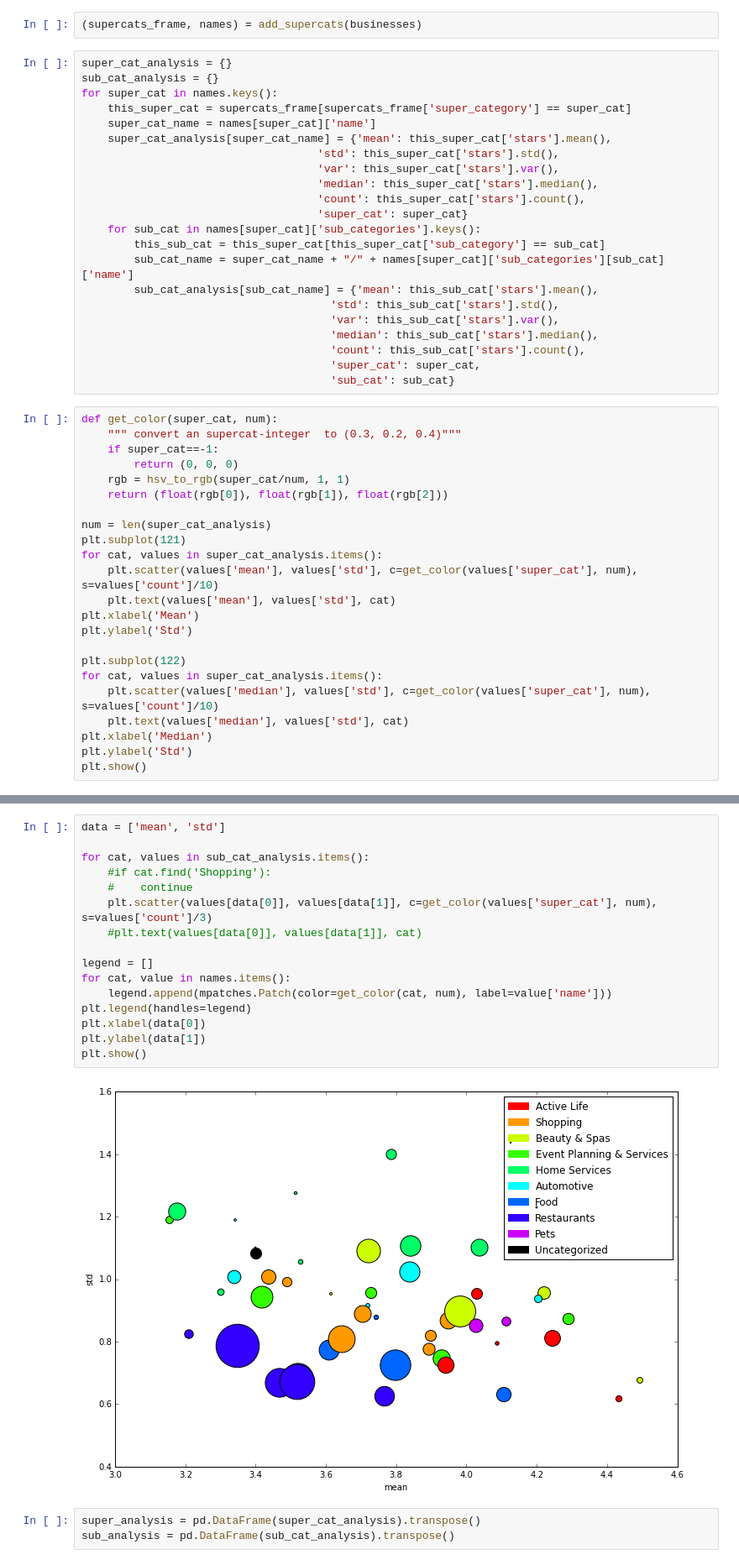
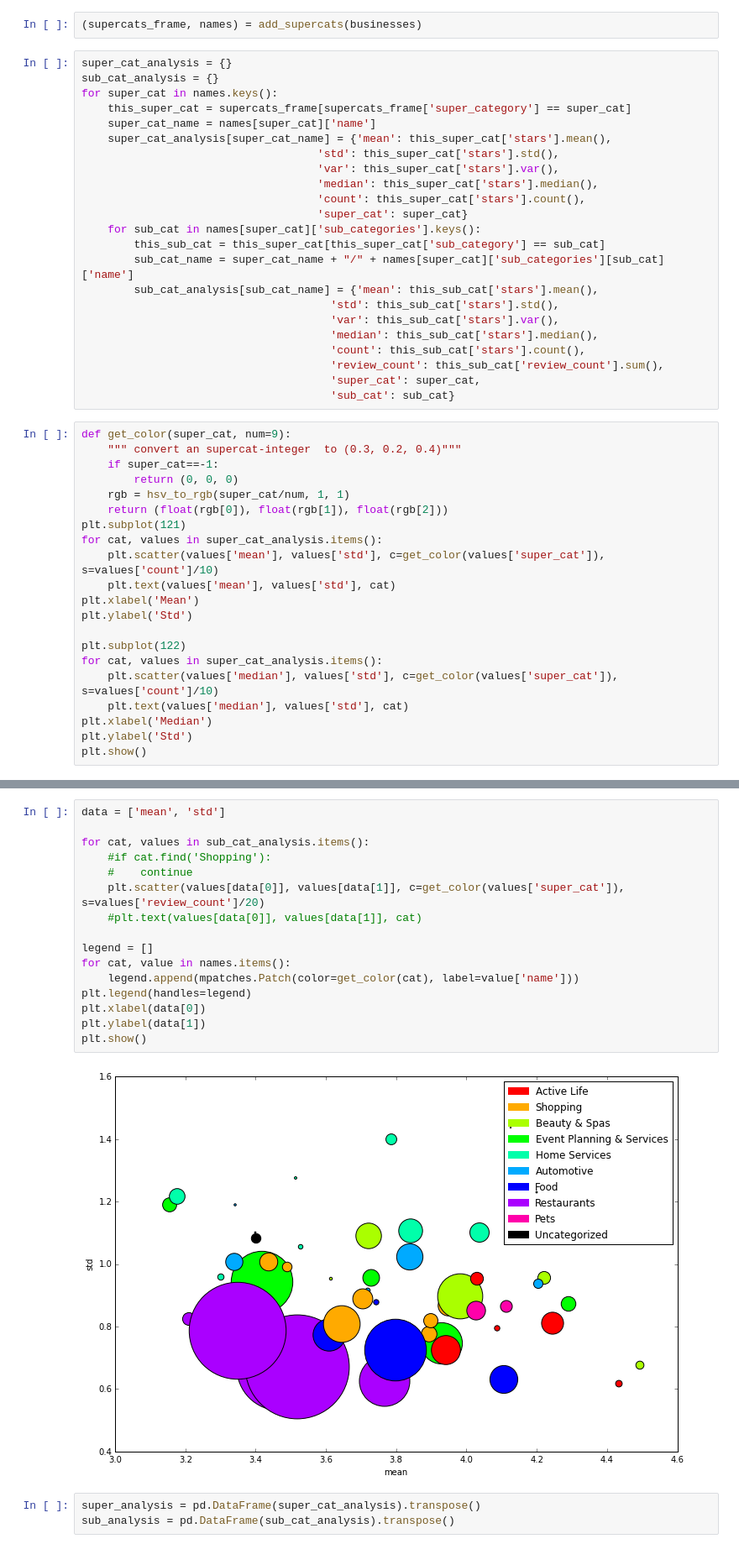
Before and after one commit to hermannsblum/disco_data_challenge, a Jupyter notebook: stars_analysis.ipynb, the cells around one changed output, grey strips where cells are left out. Shown at 84% size. Drawn from its saved outputs; the diff is of its cells as text.

```diff
--- a/stars_analysis.ipynb
+++ b/stars_analysis.ipynb
@@ -39,27 +39,26 @@ for super_cat in names.keys():
                                       'var': this_sub_cat['stars'].var(),
                                       'median': this_sub_cat['stars'].median(),
                                       'count': this_sub_cat['stars'].count(),
+                                      'review_count': this_sub_cat['review_count'].sum(),
                                       'super_cat': super_cat,
                                       'sub_cat': sub_cat}
 # %%
-def get_color(super_cat, num):
+def get_color(super_cat, num=9):
     """ convert an supercat-integer  to (0.3, 0.2, 0.4)"""
     if super_cat==-1:
         return (0, 0, 0)
     rgb = hsv_to_rgb(super_cat/num, 1, 1)
     return (float(rgb[0]), float(rgb[1]), float(rgb[2]))
-
-num = len(super_cat_analysis)
 plt.subplot(121)
 for cat, values in super_cat_analysis.items():
-    plt.scatter(values['mean'], values['std'], c=get_color(values['super_cat'], num), s=values['count']/10)
+    plt.scatter(values['mean'], values['std'], c=get_color(values['super_cat']), s=values['count']/10)
     plt.text(values['mean'], values['std'], cat)
 plt.xlabel('Mean')
 plt.ylabel('Std')
 
 plt.subplot(122)
 for cat, values in super_cat_analysis.items():
-    plt.scatter(values['median'], values['std'], c=get_color(values['super_cat'], num), s=values['count']/10)
+    plt.scatter(values['median'], values['std'], c=get_color(values['super_cat']), s=values['count']/10)
     plt.text(values['median'], values['std'], cat)
 plt.xlabel('Median')
 plt.ylabel('Std')
@@ -69,21 +68,21 @@ plt.show()
 # %%
 data = ['mean', 'std']
 
 for cat, values in sub_cat_analysis.items():
     #if cat.find('Shopping'):
     #    continue
-    plt.scatter(values[data[0]], values[data[1]], c=get_color(values['super_cat'], num), s=values['count']/3)
+    plt.scatter(values[data[0]], values[data[1]], c=get_color(values['super_cat']), s=values['review_count']/20)
     #plt.text(values[data[0]], values[data[1]], cat)
 
 legend = []
 for cat, value in names.items():
-    legend.append(mpatches.Patch(color=get_color(cat, num), label=value['name']))
+    legend.append(mpatches.Patch(color=get_color(cat), label=value['name']))
 plt.legend(handles=legend)
 plt.xlabel(data[0])
 plt.ylabel(data[1])
 plt.show()
 # %% [output]
-[figure, old version]
+[figure, new version]
 # %%
 super_analysis = pd.DataFrame(super_cat_analysis).transpose()
 sub_analysis = pd.DataFrame(sub_cat_analysis).transpose()
```
Also changed, not shown: parts of 7 cells of this notebook.
